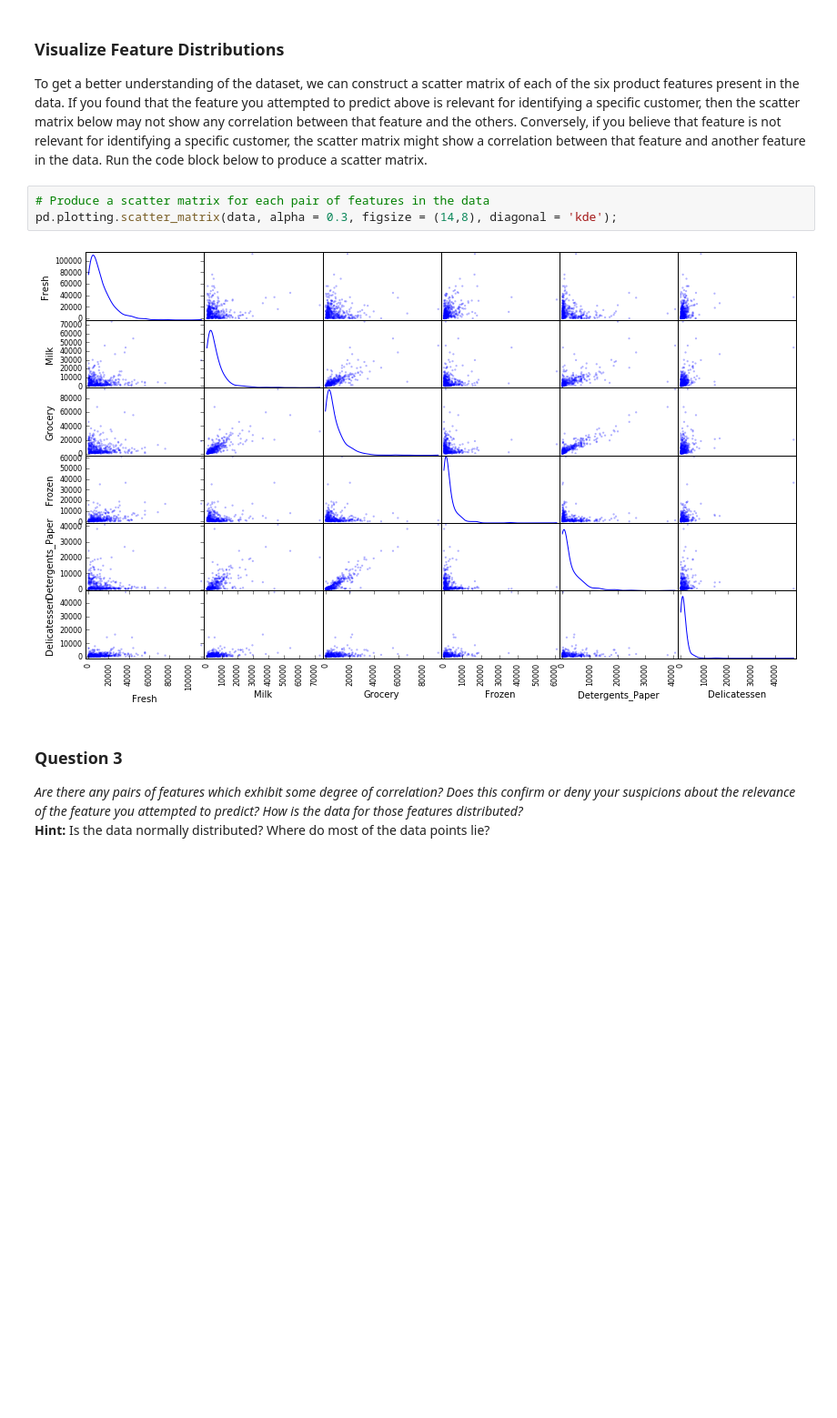
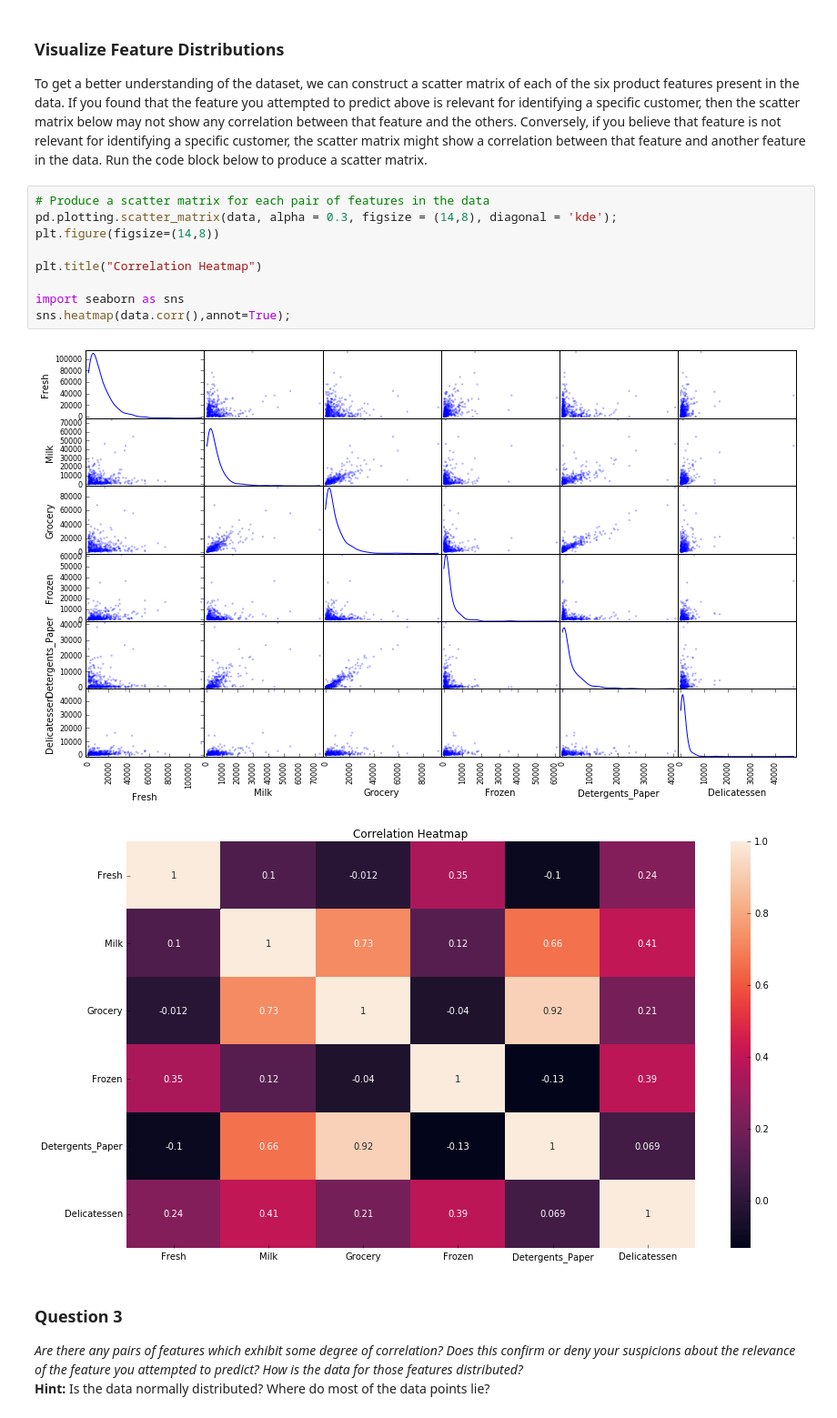
Before and after one commit to SidGATOR/MachineLearning, a Jupyter notebook: projects/customer_segments/customer_segments.ipynb, the cells around one changed output. Shown at 91% size. Saved outputs shown, nothing was run; the diff lists cells and outputs as text; blank space fills up the shorter version.

```diff
--- a/projects/customer_segments/customer_segments.ipynb
+++ b/projects/customer_segments/customer_segments.ipynb
@@ -138,8 +160,15 @@ To get a better understanding of the dataset, we can construct a scatter matrix
 # %%
 # Produce a scatter matrix for each pair of features in the data
 pd.plotting.scatter_matrix(data, alpha = 0.3, figsize = (14,8), diagonal = 'kde');
+plt.figure(figsize=(14,8))
+
+plt.title("Correlation Heatmap")
+
+import seaborn as sns
+sns.heatmap(data.corr(),annot=True);
 # %% [output]
 [figure]
+[figure, added]
 # %% [markdown]
 ### Question 3
 *Are there any pairs of features which exhibit some degree of correlation? Does this confirm or deny your suspicions about the relevance of the feature you attempted to predict? How is the data for those features distributed?*
```
Also changed, not shown: parts of 8 cells of this notebook, 3 other files.
